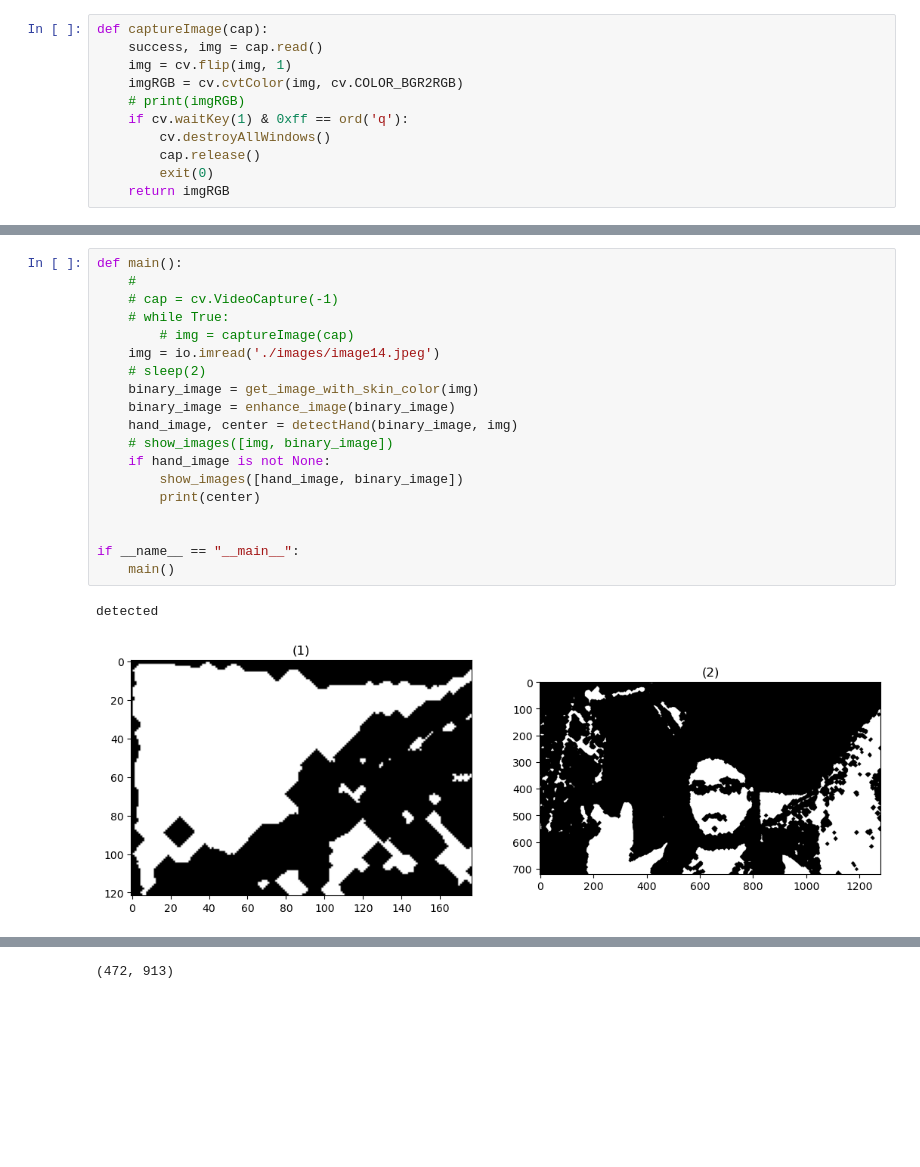
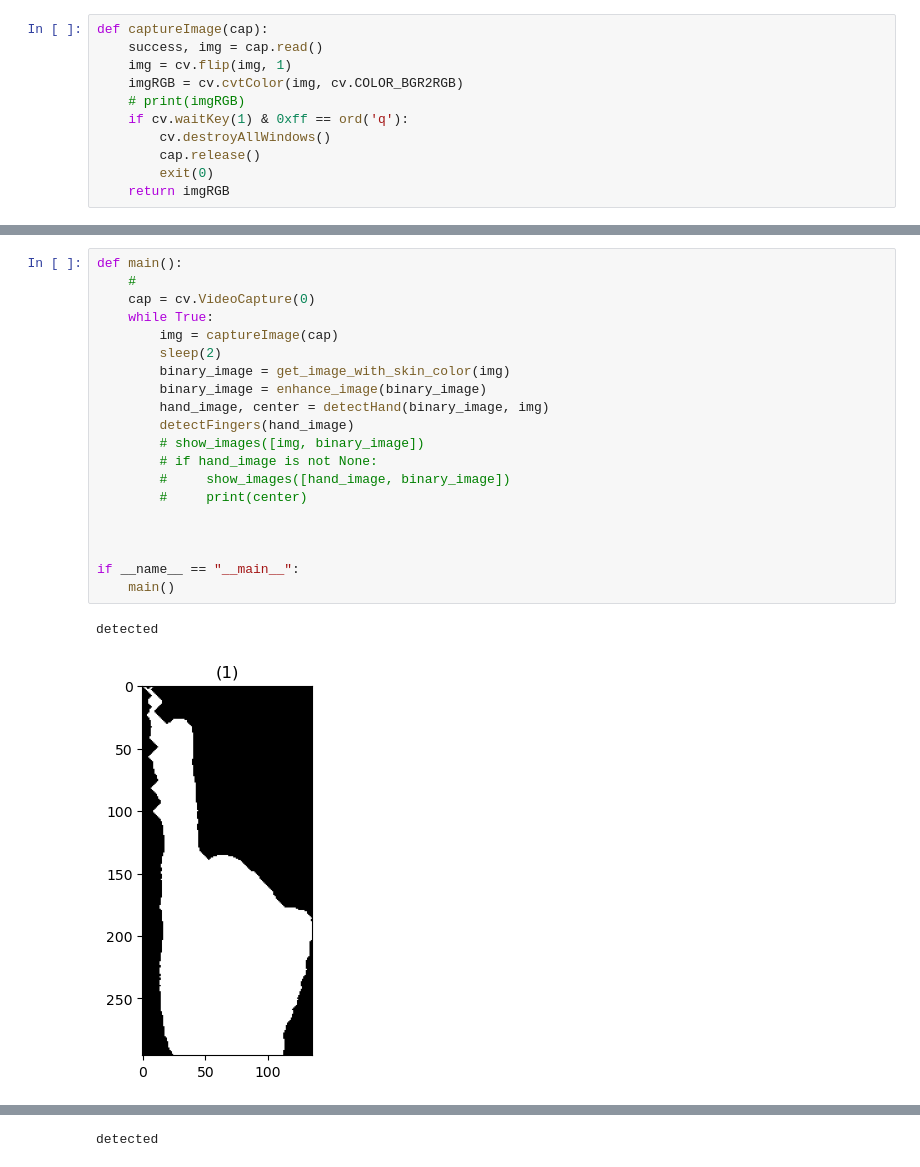
Before and after one commit to Mamdouh-Attia/AI_Virtual_Mouse, a Jupyter notebook: hand-detection.ipynb, the cells around one changed output, grey strips where cells are left out. Drawn from its saved outputs; the diff is of its cells as text; blank space fills up the shorter version.

```diff
--- a/hand-detection.ipynb
+++ b/hand-detection.ipynb
@@ -134,22 +188,23 @@ def captureImage(cap):
 # %%
 def main():
     #
-    # cap = cv.VideoCapture(-1)
-    # while True:
-        # img = captureImage(cap)
-    img = io.imread('./images/image14.jpeg')
-    # sleep(2)
-    binary_image = get_image_with_skin_color(img)
-    binary_image = enhance_image(binary_image)
-    hand_image, center = detectHand(binary_image, img)
-    # show_images([img, binary_image])
-    if hand_image is not None:
-        show_images([hand_image, binary_image])
-        print(center)
+    cap = cv.VideoCapture(0)
+    while True:
+        img = captureImage(cap)
+        sleep(2)
+        binary_image = get_image_with_skin_color(img)
+        binary_image = enhance_image(binary_image)
+        hand_image, center = detectHand(binary_image, img)
+        detectFingers(hand_image)
+        # show_images([img, binary_image])
+        # if hand_image is not None:
+        #     show_images([hand_image, binary_image])
+        #     print(center)
+
 
 
 if __name__ == "__main__":
     main()
 # %% [output]
 detected
-[figure, old version]
+[figure, new version]
@@ -156 +213 @@ detected
-(472, 913)
+detected
```
Also changed, not shown: parts of 3 cells of this notebook, 4 other files.
